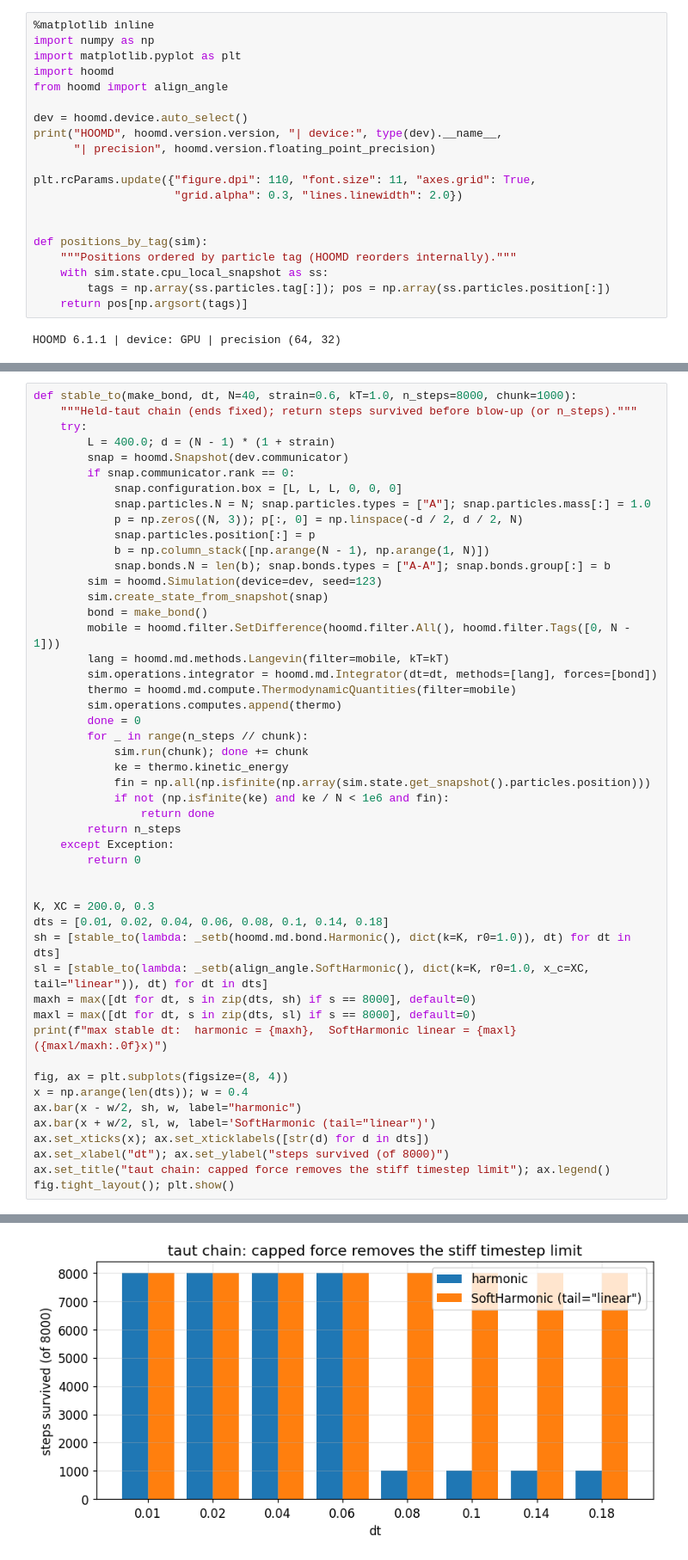
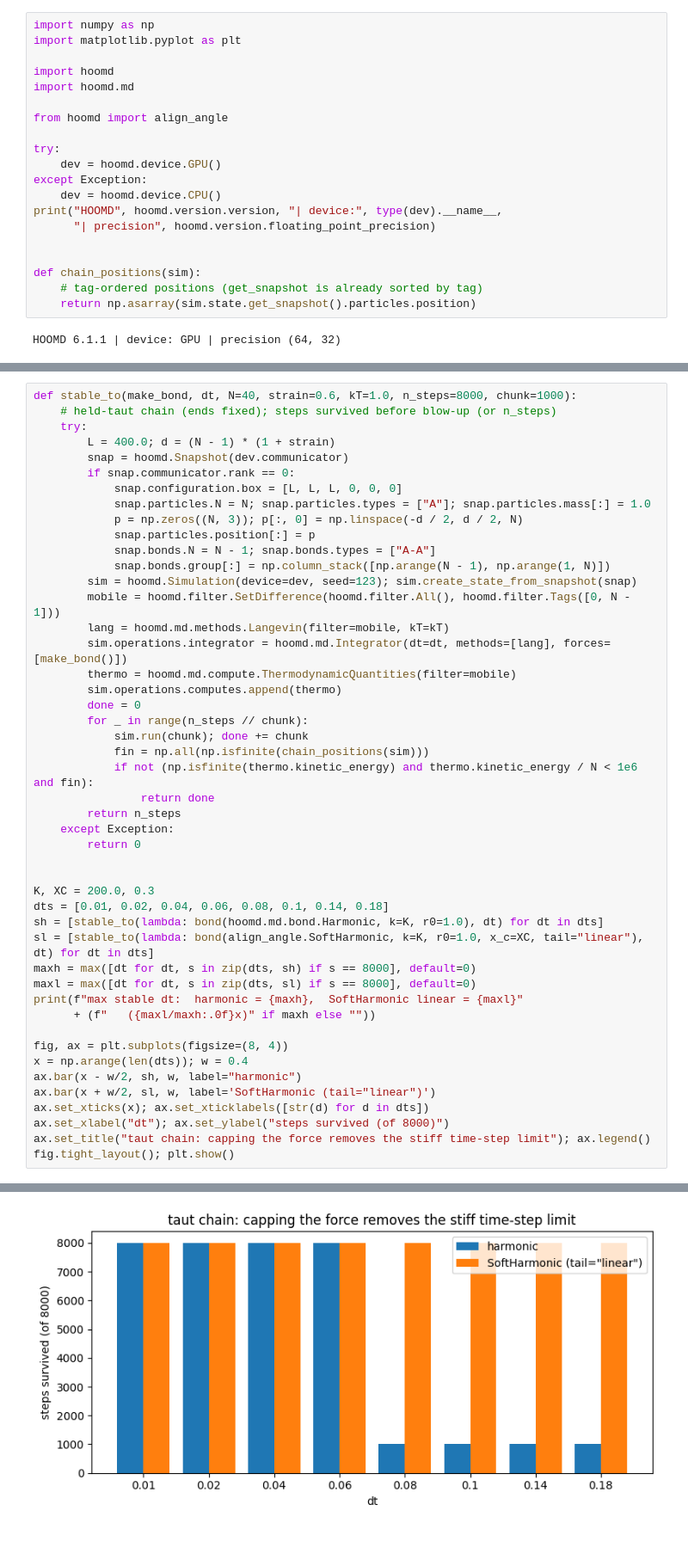
Before and after one commit to glab-vbc/hoomd-glab-plugins, a Jupyter notebook: docs/demo_soft_harmonic.ipynb, the cells around one changed output, grey strips where cells are left out. Shown at 86% size. Drawn from its saved outputs; the diff is of its cells as text.

```diff
--- a/docs/demo_soft_harmonic.ipynb
+++ b/docs/demo_soft_harmonic.ipynb
@@ -22,23 +21,23 @@ measured from a real simulation and contrasted with the standard harmonic force:
 # %%
-%matplotlib inline
 import numpy as np
 import matplotlib.pyplot as plt
+
 import hoomd
+import hoomd.md
+
 from hoomd import align_angle
 
-dev = hoomd.device.auto_select()
+try:
+    dev = hoomd.device.GPU()
+except Exception:
+    dev = hoomd.device.CPU()
 print("HOOMD", hoomd.version.version, "| device:", type(dev).__name__,
       "| precision", hoomd.version.floating_point_precision)
 
-plt.rcParams.update({"figure.dpi": 110, "font.size": 11, "axes.grid": True,
-                     "grid.alpha": 0.3, "lines.linewidth": 2.0})
 
-
-def positions_by_tag(sim):
-    """Positions ordered by particle tag (HOOMD reorders internally)."""
-    with sim.state.cpu_local_snapshot as ss:
-        tags = np.array(ss.particles.tag[:]); pos = np.array(ss.particles.position[:])
-    return pos[np.argsort(tags)]
+def chain_positions(sim):
+    # tag-ordered positions (get_snapshot is already sorted by tag)
+    return np.asarray(sim.state.get_snapshot().particles.position)
 # %% [output]
 HOOMD 6.1.1 | device: GPU | precision (64, 32)
 # %% [markdown]
@@ -259,6 +233,6 @@ times larger `dt`.
 # %%
 def stable_to(make_bond, dt, N=40, strain=0.6, kT=1.0, n_steps=8000, chunk=1000):
-    """Held-taut chain (ends fixed); return steps survived before blow-up (or n_steps)."""
+    # held-taut chain (ends fixed); steps survived before blow-up (or n_steps)
     try:
         L = 400.0; d = (N - 1) * (1 + strain)
         snap = hoomd.Snapshot(dev.communicator)
@@ -267,47 +241,45 @@ def stable_to(make_bond, dt, N=40, strain=0.6, kT=1.0, n_steps=8000, chunk=1000)
             snap.particles.N = N; snap.particles.types = ["A"]; snap.particles.mass[:] = 1.0
             p = np.zeros((N, 3)); p[:, 0] = np.linspace(-d / 2, d / 2, N)
             snap.particles.position[:] = p
-            b = np.column_stack([np.arange(N - 1), np.arange(1, N)])
-            snap.bonds.N = len(b); snap.bonds.types = ["A-A"]; snap.bonds.group[:] = b
-        sim = hoomd.Simulation(device=dev, seed=123)
-        sim.create_state_from_snapshot(snap)
-        bond = make_bond()
+            snap.bonds.N = N - 1; snap.bonds.types = ["A-A"]
+            snap.bonds.group[:] = np.column_stack([np.arange(N - 1), np.arange(1, N)])
+        sim = hoomd.Simulation(device=dev, seed=123); sim.create_state_from_snapshot(snap)
         mobile = hoomd.filter.SetDifference(hoomd.filter.All(), hoomd.filter.Tags([0, N - 1]))
         lang = hoomd.md.methods.Langevin(filter=mobile, kT=kT)
-        sim.operations.integrator = hoomd.md.Integrator(dt=dt, methods=[lang], forces=[bond])
+        sim.operations.integrator = hoomd.md.Integrator(dt=dt, methods=[lang], forces=[make_bond()])
         thermo = hoomd.md.compute.ThermodynamicQuantities(filter=mobile)
         sim.operations.computes.append(thermo)
         done = 0
         for _ in range(n_steps // chunk):
             sim.run(chunk); done += chunk
-            ke = thermo.kinetic_energy
-            fin = np.all(np.isfinite(np.array(sim.state.get_snapshot().particles.position)))
-            if not (np.isfinite(ke) and ke / N < 1e6 and fin):
+            fin = np.all(np.isfinite(chain_positions(sim)))
+            if not (np.isfinite(thermo.kinetic_energy) and thermo.kinetic_energy / N < 1e6 and fin):
                 return done
         return n_steps
     except Exception:
         return 0
 
 
 K, XC = 200.0, 0.3
 dts = [0.01, 0.02, 0.04, 0.06, 0.08, 0.1, 0.14, 0.18]
-sh = [stable_to(lambda: _setb(hoomd.md.bond.Harmonic(), dict(k=K, r0=1.0)), dt) for dt in dts]
-sl = [stable_to(lambda: _setb(align_angle.SoftHarmonic(), dict(k=K, r0=1.0, x_c=XC, tail="linear")), dt) for dt in dts]
+sh = [stable_to(lambda: bond(hoomd.md.bond.Harmonic, k=K, r0=1.0), dt) for dt in dts]
+sl = [stable_to(lambda: bond(align_angle.SoftHarmonic, k=K, r0=1.0, x_c=XC, tail="linear"), dt) for dt in dts]
 maxh = max([dt for dt, s in zip(dts, sh) if s == 8000], default=0)
 maxl = max([dt for dt, s in zip(dts, sl) if s == 8000], default=0)
-print(f"max stable dt:  harmonic = {maxh},  SoftHarmonic linear = {maxl}   ({maxl/maxh:.0f}x)")
+print(f"max stable dt:  harmonic = {maxh},  SoftHarmonic linear = {maxl}"
+      + (f"   ({maxl/maxh:.0f}x)" if maxh else ""))
 
 fig, ax = plt.subplots(figsize=(8, 4))
 x = np.arange(len(dts)); w = 0.4
 ax.bar(x - w/2, sh, w, label="harmonic")
 ax.bar(x + w/2, sl, w, label='SoftHarmonic (tail="linear")')
 ax.set_xticks(x); ax.set_xticklabels([str(d) for d in dts])
 ax.set_xlabel("dt"); ax.set_ylabel("steps survived (of 8000)")
-ax.set_title("taut chain: capped force removes the stiff timestep limit"); ax.legend()
+ax.set_title("taut chain: capping the force removes the stiff time-step limit"); ax.legend()
 fig.tight_layout(); plt.show()
 # %% [output]
 max stable dt:  harmonic = 0.06,  SoftHarmonic linear = 0.18   (3x)
-[figure, old version]
+[figure, new version]
 # %% [markdown]
 **Takeaways**
 
```
Also changed, not shown: parts of 12 cells of this notebook.
